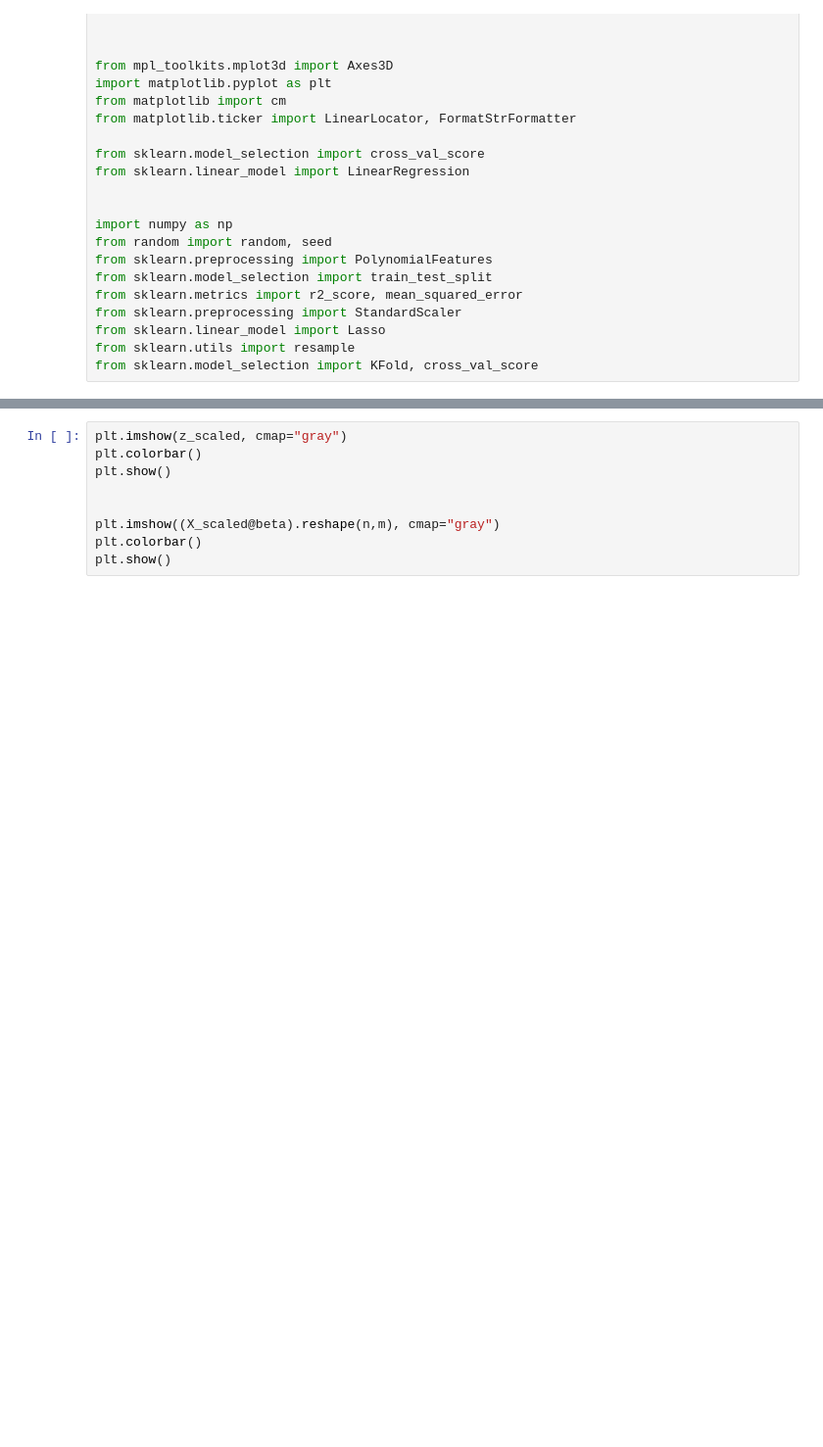
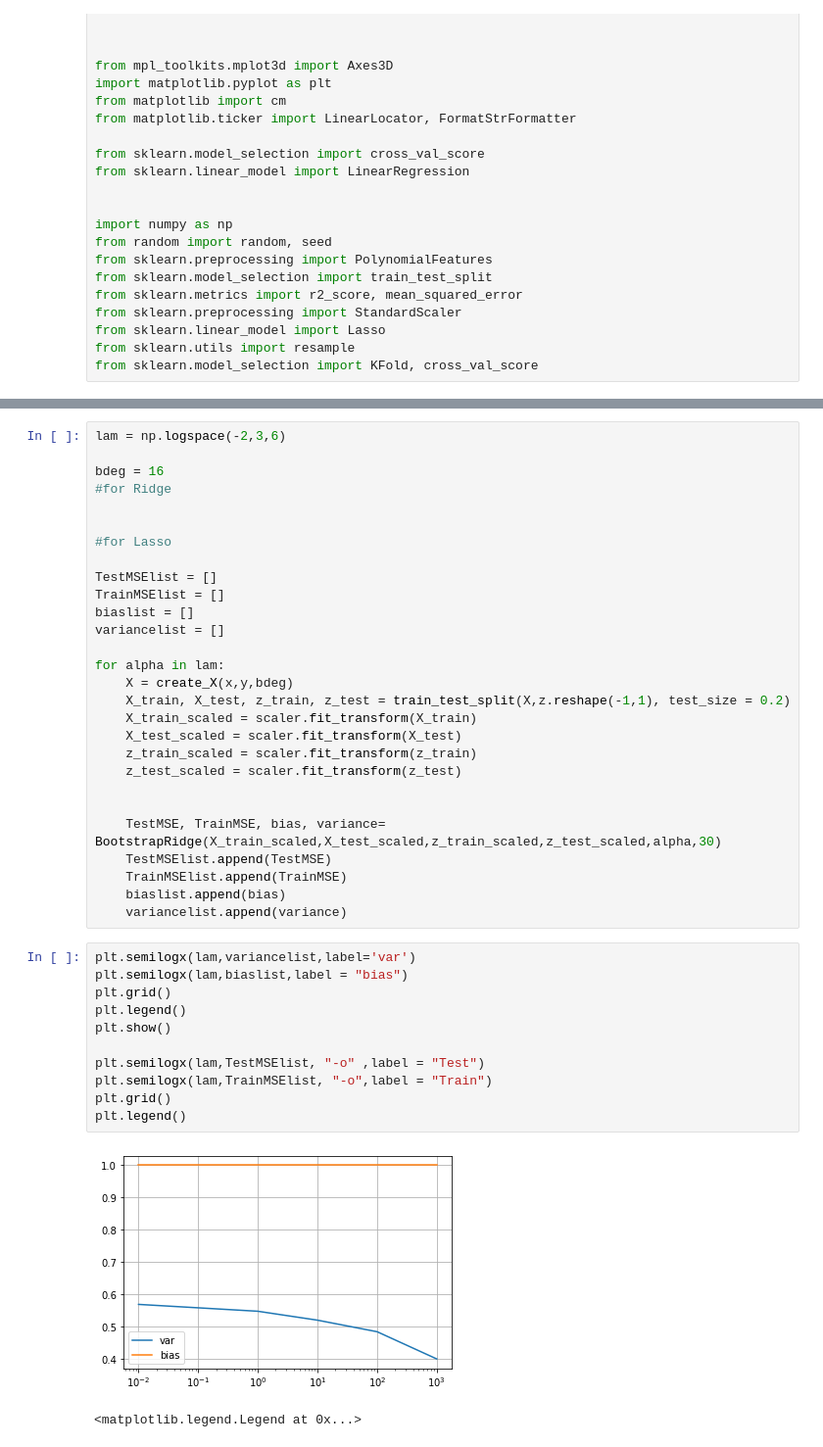
Before and after one commit to MortenTryti/MachineLearning, a Jupyter notebook: Project 1/Task 6.ipynb, the cells around one changed output, grey strips where cells are left out. Shown at 98% size. Saved outputs shown, nothing was run; the diff lists cells and outputs as text; blank space fills up the shorter version.

```diff
--- a/Project 1/Task 6.ipynb
+++ b/Project 1/Task 6.ipynb
@@ -161,9 +404,42 @@ Text(0, 0.5, 'Value')
 # %%
-plt.imshow(z_scaled, cmap="gray")
-plt.colorbar()
-plt.show()
+lam = np.logspace(-2,3,6)
+
+bdeg = 16
+#for Ridge
 
 
-plt.imshow((X_scaled@beta).reshape(n,m), cmap="gray")
-plt.colorbar()
-plt.show()
+#for Lasso
+
+TestMSElist = []
+TrainMSElist = []
+biaslist = []
+variancelist = []
+
+for alpha in lam:
+    X = create_X(x,y,bdeg)
+    X_train, X_test, z_train, z_test = train_test_split(X,z.reshape(-1,1), test_size = 0.2)
+    X_train_scaled = scaler.fit_transform(X_train)
+    X_test_scaled = scaler.fit_transform(X_test)
+    z_train_scaled = scaler.fit_transform(z_train)
+    z_test_scaled = scaler.fit_transform(z_test)
+
+
+    TestMSE, TrainMSE, bias, variance= BootstrapRidge(X_train_scaled,X_test_scaled,z_train_scaled,z_test_scaled,alpha,30)
+    TestMSElist.append(TestMSE)
+    TrainMSElist.append(TrainMSE)
+    biaslist.append(bias)
+    variancelist.append(variance)
+# %%
+plt.semilogx(lam,variancelist,label='var')
+plt.semilogx(lam,biaslist,label = "bias")
+plt.grid()
+plt.legend()
+plt.show()
+
+plt.semilogx(lam,TestMSElist, "-o" ,label = "Test")
+plt.semilogx(lam,TrainMSElist, "-o",label = "Train")
+plt.grid()
+plt.legend()
+# %% [output]
+[figure, added]
+<matplotlib.legend.Legend at 0x...>
```
Also changed, not shown: parts of 5 cells of this notebook.
